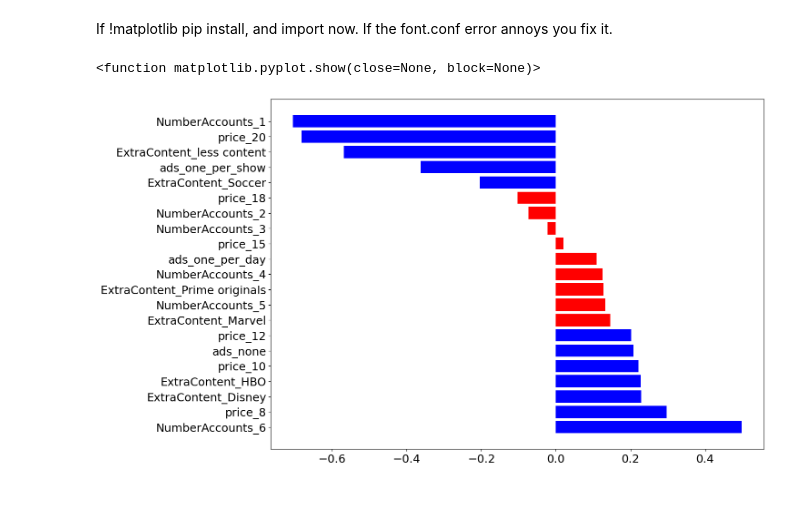
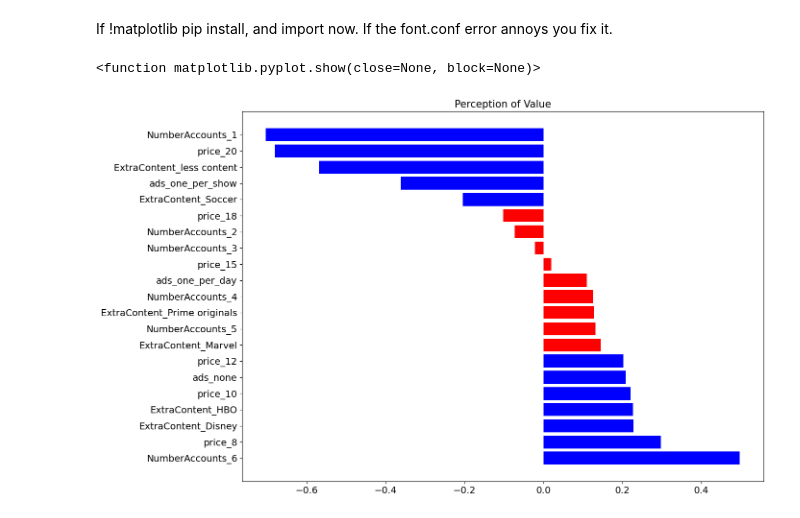
Before and after one commit to kjon-life/conjoint_analyses, a Jupyter notebook: notebooks/Conjoint_Analysis.ipynb, the cells around one changed output. Saved outputs shown, nothing was run; the diff lists cells and outputs as text; code cells hidden in the pictures.

```diff
--- a/notebooks/Conjoint_Analysis.ipynb
+++ b/notebooks/Conjoint_Analysis.ipynb
@@ -190,18 +187,20 @@ df_result = df_result.sort_values(by = 'partworth', ascending = False)
 # %%
 # Plot part-worth
 f, ax = plt.subplots(figsize = (14,10))
 values = df_result.partworth
 xbar = np.arange(len(values))
 
+
 # Bar plot
+plt.title("Perception of Value", fontsize = 15)
 plt.barh(xbar,
          values,
          color = df_result['color'])
 plt.yticks(xbar,
            labels = df_result['param_name'],
-           fontsize = 18)
-plt.xticks(fontsize = 18)
+           fontsize = 14)
+plt.xticks(fontsize = 14)
 plt.show
 # %% [output]
 <function matplotlib.pyplot.show(close=None, block=None)>
-[figure, old version]
+[figure, new version]
```
Also changed, not shown: parts of 6 cells of this notebook.
